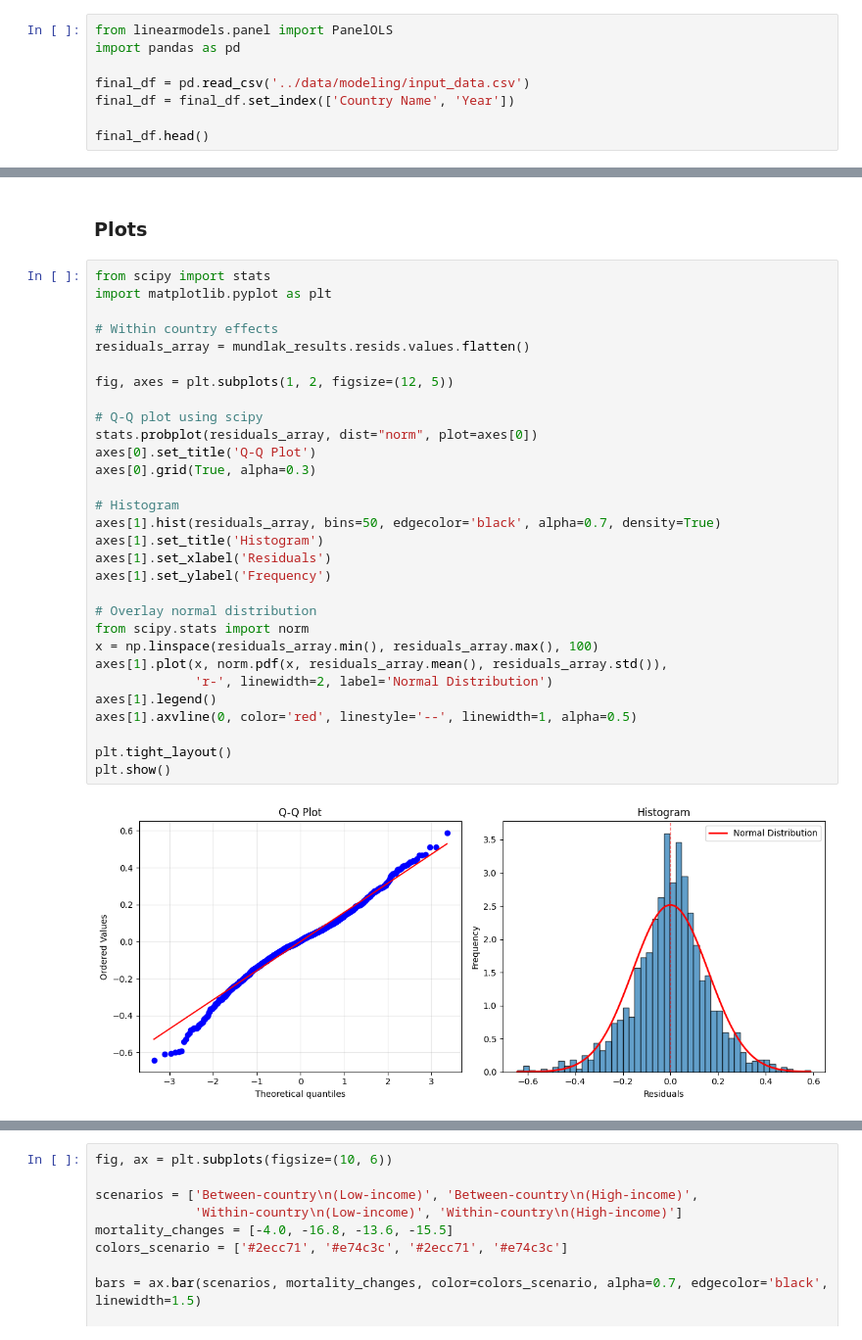
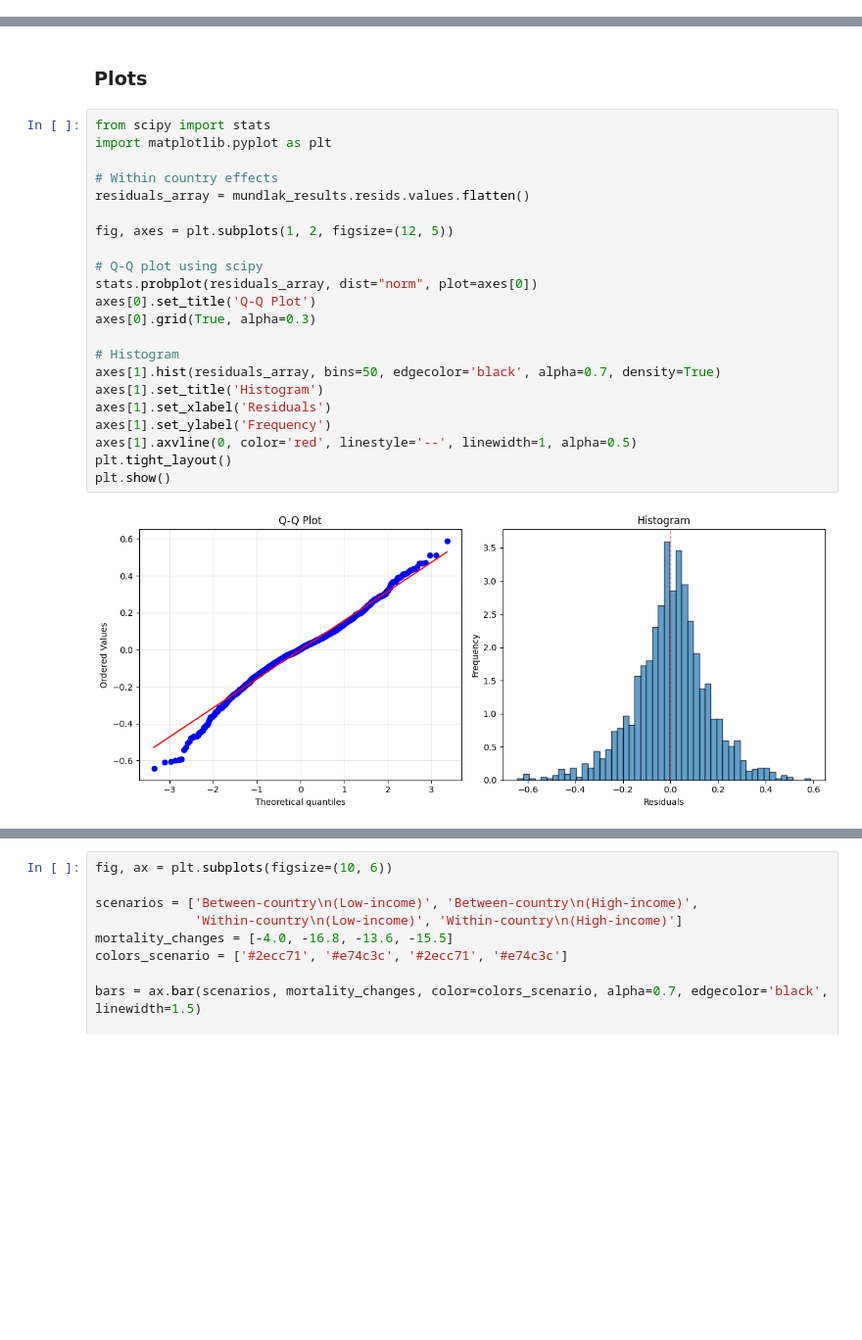
Before and after one commit to s-hreya-riram/sustainable-development-goals-modeling, a Jupyter notebook: jupyter_notebook/modeling.ipynb, the cells around one changed output, grey strips where cells are left out. Shown at 98% size. Saved outputs shown, nothing was run; the diff lists cells and outputs as text; blank space fills up the shorter version.

```diff
--- a/jupyter_notebook/modeling.ipynb
+++ b/jupyter_notebook/modeling.ipynb
@@ -74,8 +69,0 @@ Fixed Effects Model assumes that patterns within each country are unique and do
-# %%
-from linearmodels.panel import PanelOLS
-import pandas as pd
-
-final_df = pd.read_csv('../data/modeling/input_data.csv')
-final_df = final_df.set_index(['Country Name', 'Year'])
-
-final_df.head()
@@ -417,35 +358,27 @@ High-income: mortality change = -0.78, percent change = -15.5%
 # %%
 from scipy import stats
 import matplotlib.pyplot as plt
 
 # Within country effects
 residuals_array = mundlak_results.resids.values.flatten()
 
 fig, axes = plt.subplots(1, 2, figsize=(12, 5))
 
 # Q-Q plot using scipy
 stats.probplot(residuals_array, dist="norm", plot=axes[0])
 axes[0].set_title('Q-Q Plot')
 axes[0].grid(True, alpha=0.3)
 
 # Histogram
 axes[1].hist(residuals_array, bins=50, edgecolor='black', alpha=0.7, density=True)
 axes[1].set_title('Histogram')
 axes[1].set_xlabel('Residuals')
 axes[1].set_ylabel('Frequency')
-
-# Overlay normal distribution
-from scipy.stats import norm
-x = np.linspace(residuals_array.min(), residuals_array.max(), 100)
-axes[1].plot(x, norm.pdf(x, residuals_array.mean(), residuals_array.std()),
-             'r-', linewidth=2, label='Normal Distribution')
-axes[1].legend()
 axes[1].axvline(0, color='red', linestyle='--', linewidth=1, alpha=0.5)
-
 plt.tight_layout()
 plt.show()
 # %% [output]
-[figure, old version]
+[figure, new version]
 # %%
 # Between country effects
 # Extract entity effects
```
Also changed, not shown: parts of 10 cells of this notebook, 2 other files.
